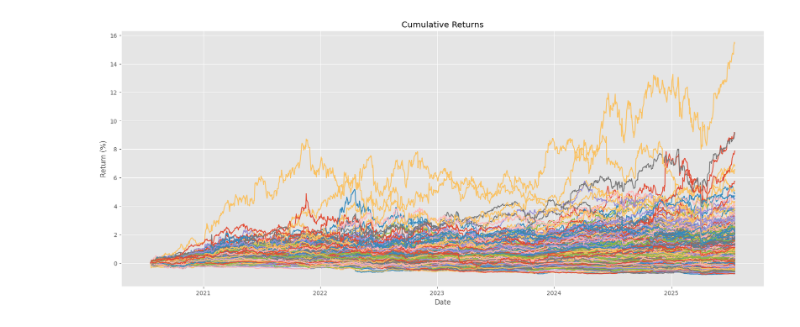
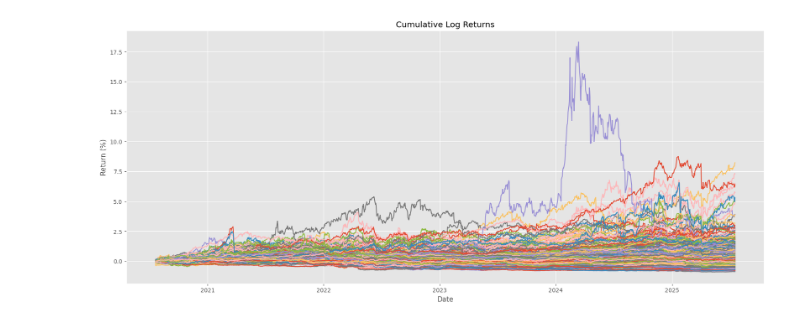
Before and after one commit to tzabcoder/QuantitativeFinance, a Jupyter notebook: Optimization/mean_variance_optimization.ipynb, the cells around one changed output. Saved outputs shown, nothing was run; the diff lists cells and outputs as text; code cells hidden in the pictures.

```diff
--- a/Optimization/mean_variance_optimization.ipynb
+++ b/Optimization/mean_variance_optimization.ipynb
@@ -11,8 +14,10 @@ from scipy.optimize import minimize
 plt.style.use('ggplot')
 # %%
 # Download and clean the data
-risk_free = 0.043 # US 1M Rate (approximate for time notebook was created)
-tickers = pd.read_csv('data/SP500.csv')['Symbol'].to_list()
+risk_free = 0.043   # US 1M Rate (approximate for time notebook was created)
+borrow_rate = 0.065 # Margin rate for borrowing
+
+tickers = pd.read_csv('data/sp500_companies.csv')['Symbol'].to_list()
 
 data = yf.download(tickers, period='5y', interval='1d', auto_adjust=True)['Close']
 data.dropna(axis=1, inplace=True)
@@ -27,17 +29,14 @@ data.dropna(axis=1, inplace=True)
 # %%
-# Calculate the daily returns
-returns = data.pct_change()
-returns.fillna(0, inplace=True)
-
-log_returns = np.log(data / data.shift(1)).dropna()
+# Calculate the daily returns (log)
+returns = np.log(data / data.shift(1)).dropna()
 
 cumulative_returns = (1 + returns).cumprod() - 1
 
 plt.figure(figsize=(20, 8))
 plt.plot(cumulative_returns)
-plt.title("Cumulative Returns")
+plt.title("Cumulative Log Returns")
 plt.xlabel("Date")
 plt.ylabel("Return (%)")
 plt.show()
 # %% [output]
-[figure, old version]
+[figure, new version]
```
Also changed, not shown: parts of 12 cells of this notebook, 2 other files.
